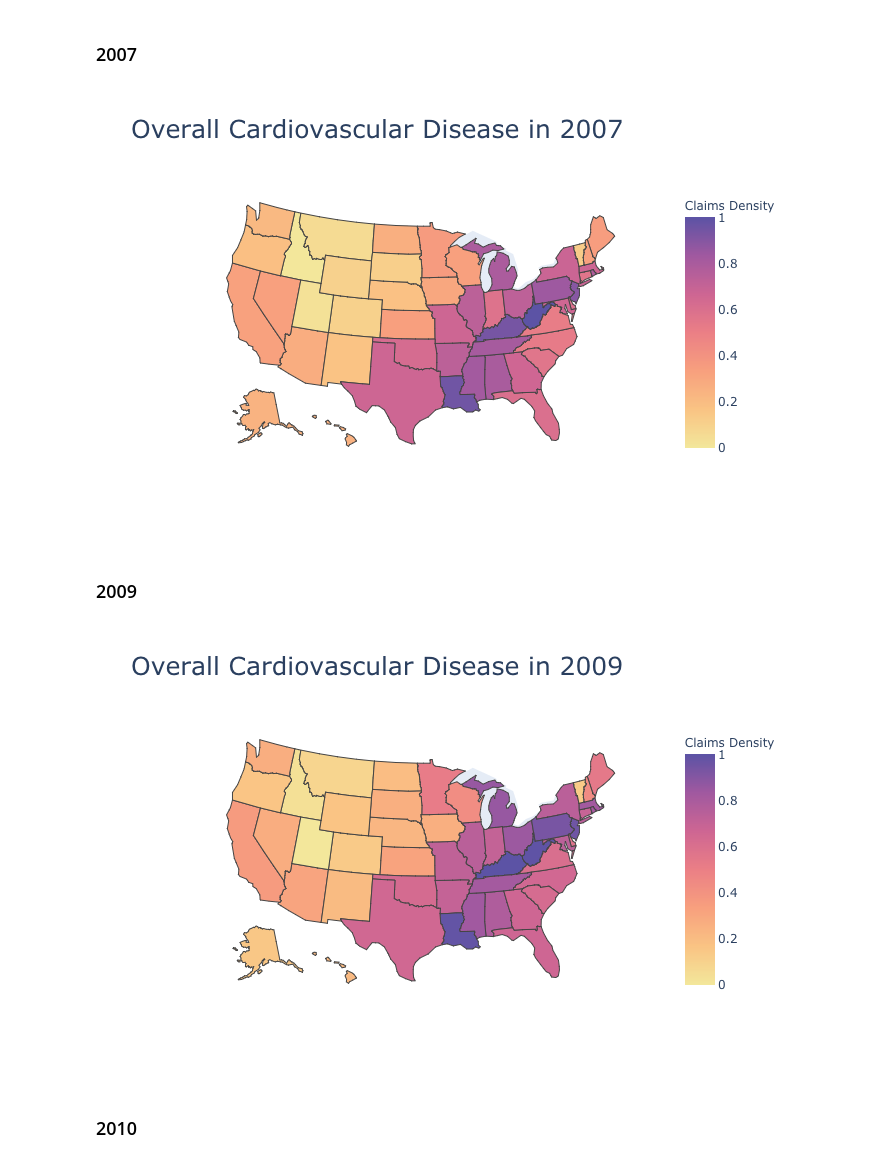
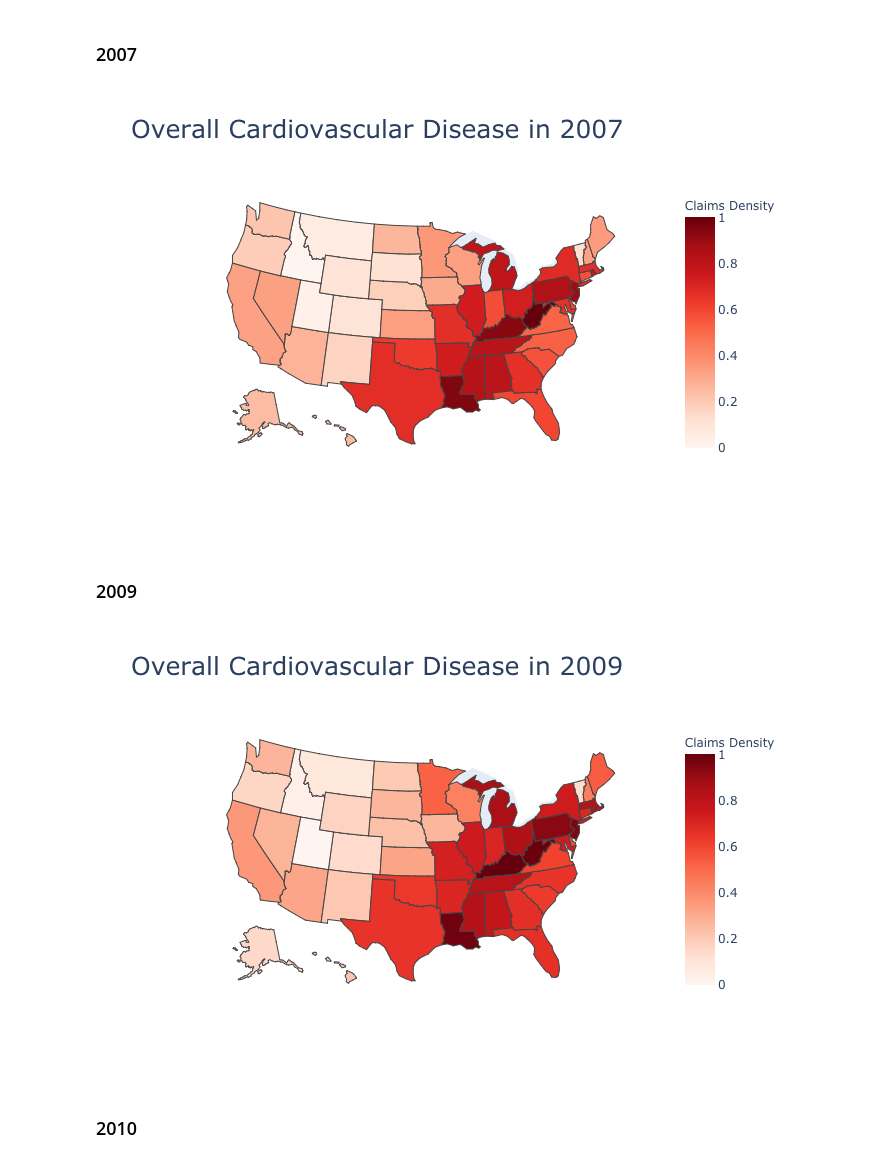
Before and after one commit to jsbernet/capstone_healthcare, a Jupyter notebook: Claims_map_cardiovascular_disease/Claims_maps_2004_2013.ipynb, the cells around one changed output. Cells and saved outputs as stored; diff of their text form; code cells hidden in the pictures.

```diff
--- a/Claims_map_cardiovascular_disease/Claims_maps_2004_2013.ipynb
+++ b/Claims_map_cardiovascular_disease/Claims_maps_2004_2013.ipynb
@@ -298,7 +299,7 @@ state_2007[['Data_Value']] = scaler.fit_transform(state_2007[['Data_Value']])
 # %%
 # Define elements for Choropleth map
 data = dict(type = 'choropleth',
-            colorscale = 'sunset',
+            colorscale = 'Reds',
             locations = state_2007['LocationAbbr'],
             locationmode= 'USA-states',
             z=state_2007['Data_Value'],
@@ -315,7 +316,7 @@ map = go.Figure(data=data, layout = layout)
 map.show(renderer="png")
 map.write_image("2007_normalized.png", scale=3)
 # %% [output]
-[figure, old version]
+[figure, new version]
 # %% [markdown]
 ### 2009
 # %%
@@ -338,24 +339,24 @@ state_2009[['Data_Value']] = scaler.fit_transform(state_2009[['Data_Value']])
 # %%
 # Define elements for Choropleth map
 data = dict(type = 'choropleth',
-            colorscale = 'sunset',
+            colorscale = 'Reds',
             locations = state_2009['LocationAbbr'],
             locationmode= 'USA-states',
             z=state_2009['Data_Value'],
             colorbar = {'title': 'Claims Density'})
 
 # Define Layout and map
 layout = dict(title = 'Overall Cardiovascular Disease in 2009', titlefont=dict(size=25), width=1000,
     height=600, geo=dict(scope='usa', showlakes=False))
 
 map = go.Figure(data=data, layout = layout)
 
 # Plot Map
 #iplot(map,filename='plot_2009')
 map.show(renderer="png")
 map.write_image("2009_normalized.png", scale=3)
 # %% [output]
-[figure, old version]
+[figure, new version]
 # %% [markdown]
 ### 2010
 # %%
```
Also changed, not shown: parts of 10 cells of this notebook.
